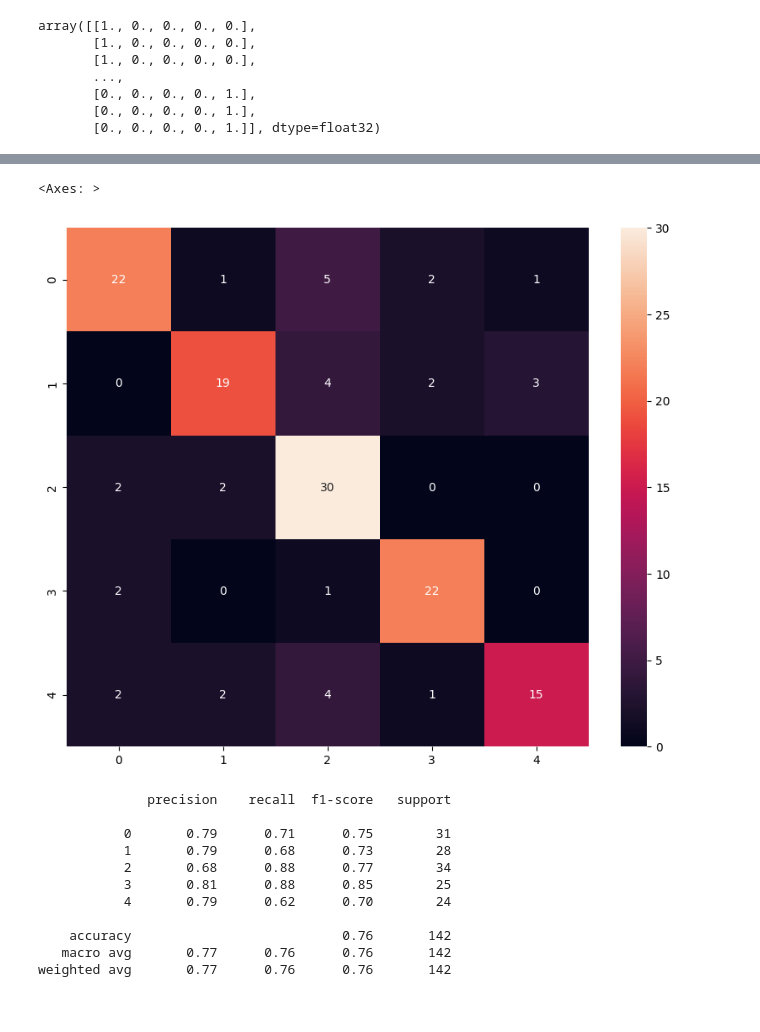
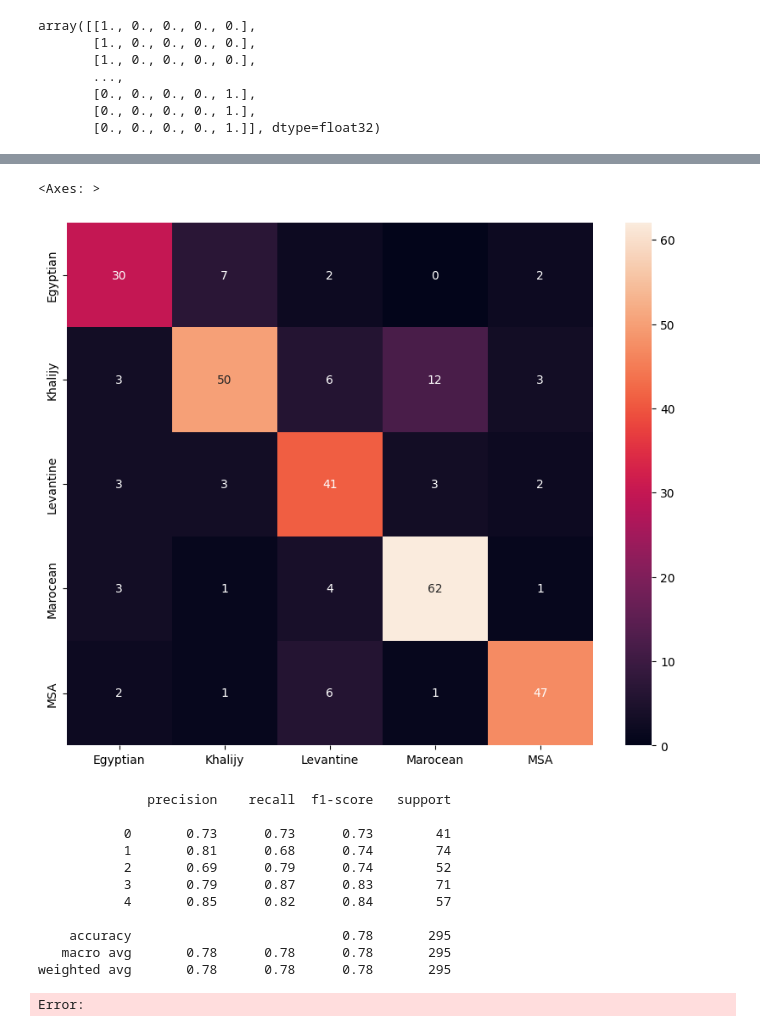
Before and after one commit to Hassan-Tamer/Dialect-detection, a Jupyter notebook: YAMNET/Train.ipynb, the cells around one changed output, grey strips where cells are left out. Saved outputs shown, nothing was run; the diff lists cells and outputs as text; code cells hidden in the pictures.

Commit message:
latest YAMNET changes

```diff
--- a/YAMNET/Train.ipynb
+++ b/YAMNET/Train.ipynb
@@ -65,11 +69,24 @@ y_train = np.array(y_train)
 y_test = np.array(y_test)
 # %%
 import tensorflow as tf
+from tensorflow.keras import regularizers
+
 
 model = tf.keras.Sequential([
-    tf.keras.layers.Input(shape=(124,1024), dtype=tf.float32, name='input_embedding'),
+    tf.keras.layers.Input(shape=(124, 1024), dtype=tf.float32, name='input_embedding'),
     tf.keras.layers.Flatten(),
-    tf.keras.layers.Dense(512, activation='relu'),
+    tf.keras.layers.Dense(1024, kernel_regularizer=regularizers.l2(0.001)),
+    tf.keras.layers.BatchNormalization(),
+    tf.keras.layers.ReLU(),
+    tf.keras.layers.Dropout(0.5),
+    tf.keras.layers.Dense(512, kernel_regularizer=regularizers.l2(0.001)),
+    tf.keras.layers.BatchNormalization(),
+    tf.keras.layers.ReLU(),
+    tf.keras.layers.Dropout(0.5),
+    tf.keras.layers.Dense(256, kernel_regularizer=regularizers.l2(0.001)),
+    tf.keras.layers.BatchNormalization(),
+    tf.keras.layers.ReLU(),
+    tf.keras.layers.Dropout(0.5),
     tf.keras.layers.Dense(5, activation='softmax')
 ], name='yamnet_model')
 
@@ -144,4 +169,6 @@ Test Accuracy : 76.06%
 # %%
+class_names = ["Egyptian", "Khalijy", "Levantine", "Marocean", "MSA"]
+
 # Predict the values from the testing dataset
 Y_pred = model.predict(X_test)
 # Convert predictions classes to one hot vectors
@@ -152,5 +179,5 @@ Y_true = np.argmax(y_test,axis = 1)
 confusion_mtx = tf.math.confusion_matrix(Y_true, Y_pred_classes)
 
 plt.figure(figsize=(10, 8))
-sns.heatmap(confusion_mtx, annot=True, fmt='g')
+sns.heatmap(confusion_mtx, annot=True, fmt='g',xticklabels=class_names, yticklabels=class_names)
 # %% [output]
@@ -158,21 +185,23 @@ sns.heatmap(confusion_mtx, annot=True, fmt='g')
 <Axes: >
-[figure, old version]
+[figure, new version]
 # %%
 from sklearn.metrics import classification_report
 print(classification_report(Y_true, Y_pred_classes))
 # %% [output]
               precision    recall  f1-score   support
 
-           0       0.79      0.71      0.75        31
-           1       0.79      0.68      0.73        28
-           2       0.68      0.88      0.77        34
-           3       0.81      0.88      0.85        25
-           4       0.79      0.62      0.70        24
+           0       0.73      0.73      0.73        41
+           1       0.81      0.68      0.74        74
+           2       0.69      0.79      0.74        52
+           3       0.79      0.87      0.83        71
+           4       0.85      0.82      0.84        57
 
-    accuracy                           0.76       142
-   macro avg       0.77      0.76      0.76       142
-weighted avg       0.77      0.76      0.76       142
+    accuracy                           0.78       295
+   macro avg       0.78      0.78      0.78       295
+weighted avg       0.78      0.78      0.78       295
 # %%
-model.save('yamnet_model.h5')
+model.save('yamnet_modelV2.h5')
+# %% [output]
+Error:
 # %%
 model = tf.keras.models.load_model('yamnet_model.h5')
```
Also changed, not shown: parts of 9 cells of this notebook, 7 other files.
